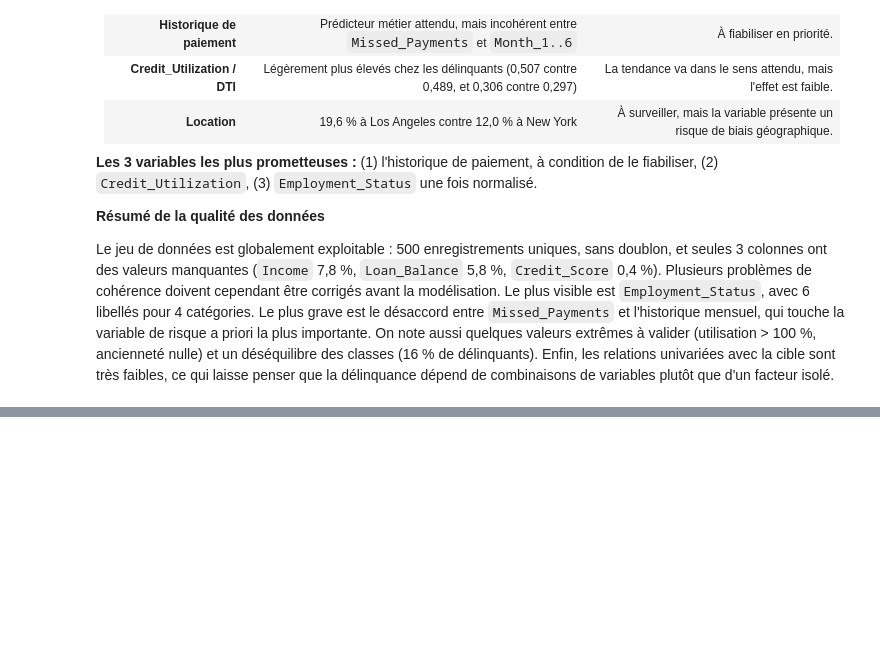
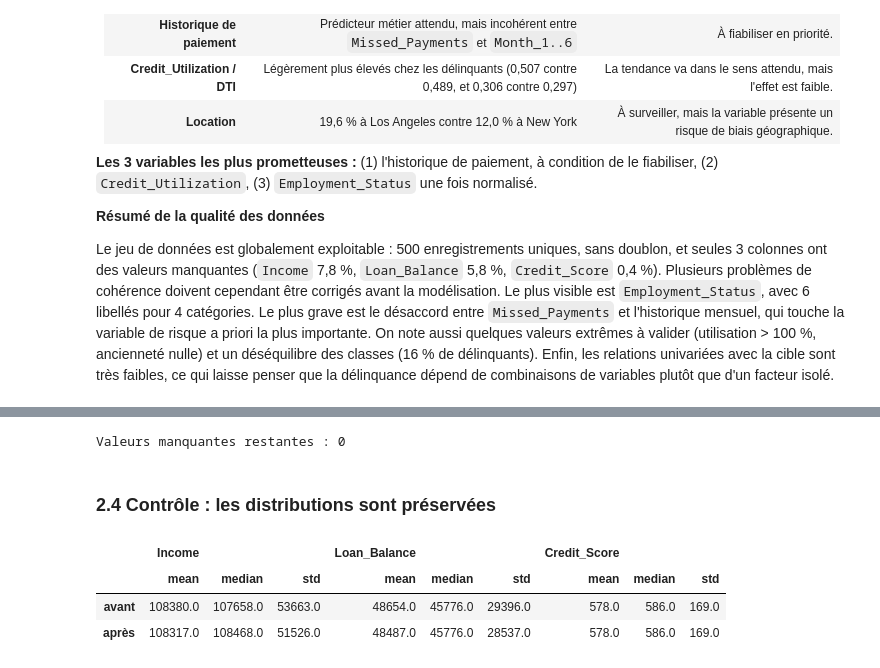
Before and after one commit to AmineBnh21/Tata_Project, a Jupyter notebook: EDA_Geldium.ipynb, the cells around one changed output, grey strips where cells are left out. Cells and saved outputs as stored; diff of their text form; code cells hidden in the pictures; blank space fills up the shorter version.

```diff
--- a/EDA_Geldium.ipynb
+++ b/EDA_Geldium.ipynb
@@ -207,0 +219,14 @@ Le jeu de données est globalement exploitable : 500 enregistrements uniques, sa
+# %%
+from scipy import stats
+
+df["Employment_Status"] = df.Employment_Status.replace(
+    {"EMP": "Employed", "employed": "Employed", "retired": "Retired"})
+print("Employment_Status normalisé :", df.Employment_Status.value_counts().to_dict())
+
+for col in ["Income", "Loan_Balance"]:
+    miss = df[col].isna()
+    p = stats.chi2_contingency(pd.crosstab(miss, df[TARGET]))[1]
+    print(f"\n{col} — % manquant par cible :",
+          df.groupby(TARGET)[col].apply(lambda s: round(s.isna().mean() * 100, 1)).to_dict(), f"(χ² p = {p:.2f})")
+    print(f"{col} — % manquant par emploi :",
+          df.groupby("Employment_Status")[col].apply(lambda s: round(s.isna().mean() * 100, 1)).to_dict())
@@ -207,0 +268,31 @@ Le jeu de données est globalement exploitable : 500 enregistrements uniques, sa
+# %%
+clean = df.copy()
+
+clean["Income_missing"] = clean.Income.isna().astype(int)
+clean["Loan_Balance_missing"] = clean.Loan_Balance.isna().astype(int)
+
+clean["Income"] = clean.Income.fillna(clean.groupby("Employment_Status").Income.transform("median"))
+clean["Loan_Balance"] = clean.Loan_Balance.fillna(clean.Loan_Balance.median())
+clean["Credit_Score"] = clean.Credit_Score.fillna(clean.Credit_Score.median())
+
+clean["Over_Limit"] = (clean.Credit_Utilization > 1).astype(int)
+clean["Missed_6m"] = (clean[MONTHS] == "Missed").sum(axis=1)
+clean["Late_6m"] = (clean[MONTHS] == "Late").sum(axis=1)
+clean["OnTime_6m"] = (clean[MONTHS] == "On-time").sum(axis=1)
+
+print("Valeurs manquantes restantes :", clean.isna().sum().sum())
+clean.to_csv("Delinquency_prediction_cleaned.csv", index=False)
+# %% [output]
+Valeurs manquantes restantes : 0
+# %% [markdown]
+### 2.4 Contrôle : les distributions sont préservées
+# %%
+pd.DataFrame({
+    (col, stat): [getattr(df[col], stat)(), getattr(clean[col], stat)()]
+    for col in ["Income", "Loan_Balance", "Credit_Score"] for stat in ["mean", "median", "std"]
+}, index=["avant", "après"]).round(0)
+# %% [output]
+|  | Income |  |  | Loan_Balance |  |  | Credit_Score |  |  |
+|  | mean | median | std | mean | median | std | mean | median | std |
+| avant | 108380.0 | 107658.0 | 53663.0 | 48654.0 | 45776.0 | 29396.0 | 578.0 | 586.0 | 169.0 |
+| après | 108317.0 | 108468.0 | 51526.0 | 48487.0 | 45776.0 | 28537.0 | 578.0 | 586.0 | 169.0 |
```
Also changed, not shown: parts of 18 cells of this notebook, 3 other files.
